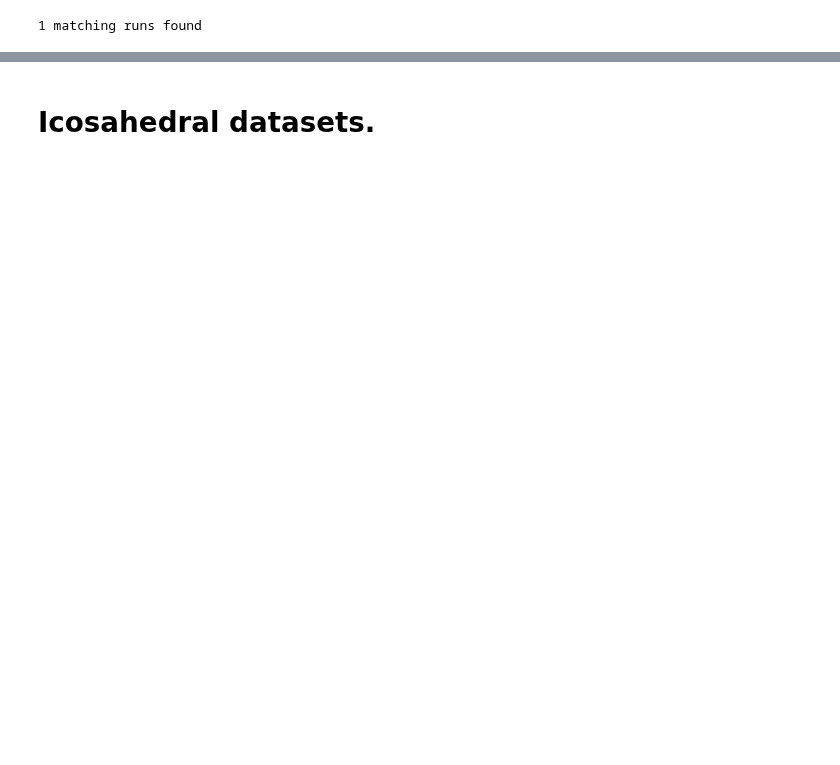
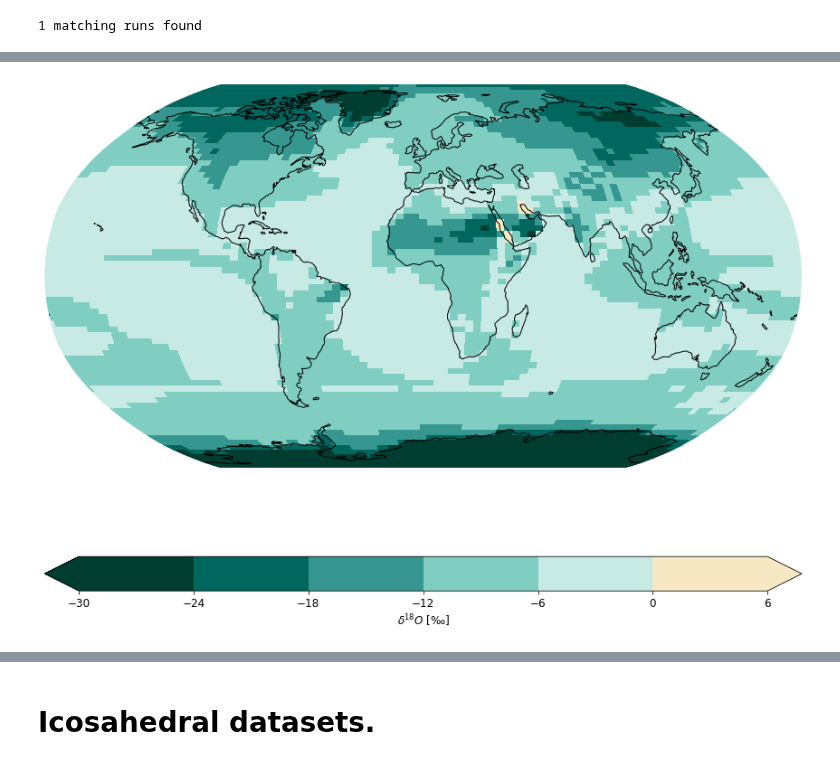
Before and after one commit to jonathanwider/isoEm, a Jupyter notebook: Test_Interpolatepy.ipynb, the cells around one changed output, grey strips where cells are left out. Cells and saved outputs as stored; diff of their text form; code cells hidden in the pictures; blank space fills up the shorter version.

```diff
--- a/Test_Interpolatepy.ipynb
+++ b/Test_Interpolatepy.ipynb
@@ -6,13 +7,17 @@ from evaluate import *
 # %%
 conditions = {
-    "DATASET_DESCRIPTION": {"PRECIP_WEIGHTING": False},  # {"RESULTS_INTERPOLATED": True},
+    "DATASET_DESCRIPTION": {"PRECIP_WEIGHTING": False,
+                            "CLIMATE_MODEL": "iHadCM3",
+                            "GRID_TYPE": "Flat"},  # {"RESULTS_INTERPOLATED": True},
     "MODEL_TRAINING_DESCRIPTION": {"MODEL_TYPE": "UNet_Flat",# {"MODEL_TYPE": "UNet_Flat",
-                                   "USE_COORD_CONV": True,
-                                   "USE_CYLINDRICAL_PADDING": True,
-                                   "LOSS": "Masked_AreaWeightedMSELoss",
+                                   "USE_COORD_CONV": False,
+                                   "USE_CYLINDRICAL_PADDING": False,
+                                   "LOSS": "Masked_MSELoss",
                                    "LEARNING_RATE": 5e-3}
                                    # "RUN_NR": 0}
 }
 
-base_folder = "Output/Reproduce_new"
+base_folder = "Output/Reproduce3"
 output_folder = "Scripts/"
+# %%
+d_l, p_l, gt_l, m_l = load_data_for_comparison(base_folder, conditions)
@@ -93,3 +122,12 @@ from plotting import *
+# %%
+fig, ax = plt.subplots(nrows=1, ncols=1, subplot_kw={'projection': mean_style["PROJECTION"]}, figsize=mean_style["FIGSIZE"])
+
+plot_map(ax, np.mean(gt_l[0],axis=(0,1)), descriptions_list[0]["DATASET_DESCRIPTION"], mean_style)
+
+plt.axis("off")
+plt.show()
+# %% [output]
+[figure, added]
 # %%
 fig, ax = plt.subplots(nrows=1, ncols=1, subplot_kw={'projection': r2_style["PROJECTION"]}, figsize=r2_style["FIGSIZE"])
 
```
Also changed, not shown: parts of 29 cells of this notebook, 2 other files.
